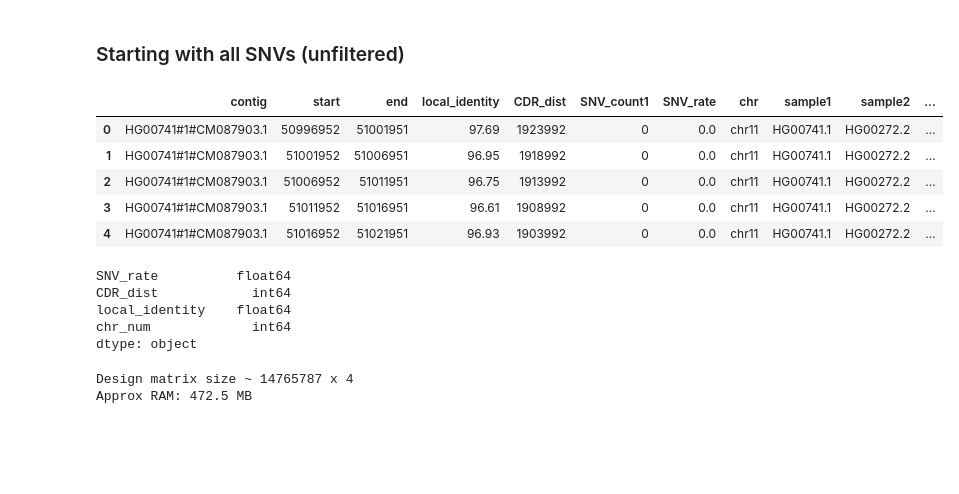
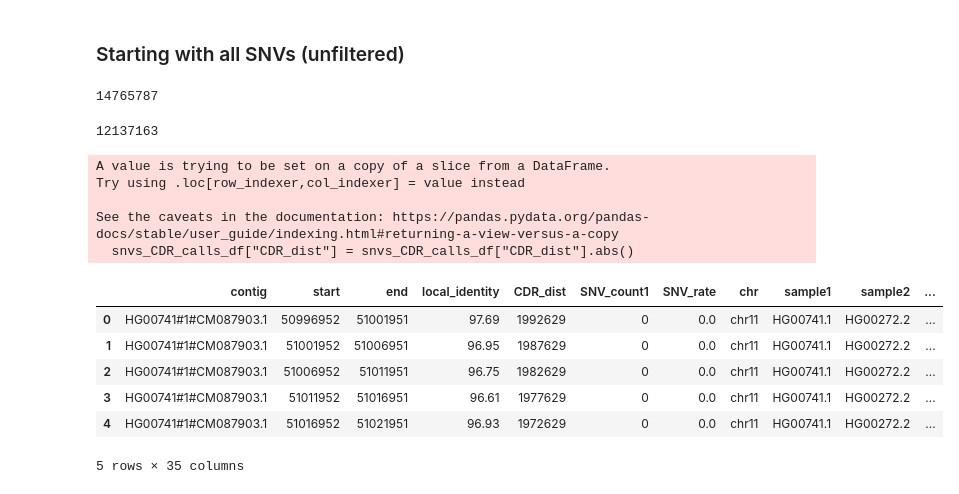
Before and after one commit to miramastoras/centrolign_analysis, a Jupyter notebook: analysis_notes/release2_QC_v2/notebooks/CDR_dist_regression.ipynb, the cells around one changed output. Saved outputs shown, nothing was run; the diff lists cells and outputs as text; code cells hidden in the pictures; blank space fills up the shorter version.

```diff
--- a/analysis_notes/release2_QC_v2/notebooks/CDR_dist_regression.ipynb
+++ b/analysis_notes/release2_QC_v2/notebooks/CDR_dist_regression.ipynb
@@ -59,7 +59,7 @@ allowed_pairs = set(
 # %% [markdown]
 ### Starting with all SNVs (unfiltered)
 # %%
-base_path = Path("/private/groups/patenlab/mira/centrolign/analysis/CDR_variant_regression/SNVs_pairwise_raw")
+base_path = Path("/private/groups/patenlab/mira/centrolign/analysis/CDR_variant_regression/SNVs_pairwise_raw_midpoint")
 
 # BED column names as given
 columns = [
@@ -110,20 +110,44 @@ for chr_dir in base_path.glob("chr*"):
 
 # Combine only the filtered data
 all_snvs_df = pd.concat(dfs, ignore_index=True)
+# %%
+all_snvs_df_copy=all_snvs_df.copy()
+len(all_snvs_df_copy)
+# %% [output]
+14765787
+# %%
+# Drop rows without CDR calls
+snvs_CDR_calls_df = all_snvs_df_copy[all_snvs_df_copy["CDR_dist"] != -1]
+len(snvs_CDR_calls_df)
+# %% [output]
+12137163
 # %%
-all_snvs_df["CDR_dist"] = all_snvs_df["CDR_dist"].abs()
+# convert CDR dist to positive
+snvs_CDR_calls_df["CDR_dist"] = snvs_CDR_calls_df["CDR_dist"].abs()
 
-# convert chr values to numeric
-chr_map = {f"chr{i}": i for i in range(1, 23)}
-chr_map.update({"chrX": 23, "chrY": 24})
+df=snvs_CDR_calls_df.copy()
 
-all_snvs_df["chr_num"] = all_snvs_df["chr"].map(chr_map)
+# add column 0-1 encoded for chromosomes
+chromosomes = [f"chr{i}" for i in range(1, 23)] + ["chrX", "chrY"]
 
-all_snvs_df.head()
+chr_dummies = (
+    pd.get_dummies(df["chr"], dtype=int)
+      .reindex(columns=chromosomes, fill_value=0)
+)
+
+df = pd.concat([df, chr_dummies], axis=1)
+
+df.head()
 # %% [output]
+A value is trying to be set on a copy of a slice from a DataFrame.
+Try using .loc[row_indexer,col_indexer] = value instead
+
+See the caveats in the documentation: https://pandas.pydata.org/pandas-docs/stable/user_guide/indexing.html#returning-a-view-versus-a-copy
+  snvs_CDR_calls_df["CDR_dist"] = snvs_CDR_calls_df["CDR_dist"].abs()
 |  | contig | start | end | local_identity | CDR_dist | SNV_count1 | SNV_rate | chr | sample1 | sample2 | ... |
-| 0 | HG00741#1#CM087903.1 | 50996952 | 51001951 | 97.69 | 1923992 | 0 | 0.0 | chr11 | HG00741.1 | HG00272.2 | ... |
-| 1 | HG00741#1#CM087903.1 | 51001952 | 51006951 | 96.95 | 1918992 | 0 | 0.0 | chr11 | HG00741.1 | HG00272.2 | ... |
-| 2 | HG00741#1#CM087903.1 | 51006952 | 51011951 | 96.75 | 1913992 | 0 | 0.0 | chr11 | HG00741.1 | HG00272.2 | ... |
-| 3 | HG00741#1#CM087903.1 | 51011952 | 51016951 | 96.61 | 1908992 | 0 | 0.0 | chr11 | HG00741.1 | HG00272.2 | ... |
-| 4 | HG00741#1#CM087903.1 | 51016952 | 51021951 | 96.93 | 1903992 | 0 | 0.0 | chr11 | HG00741.1 | HG00272.2 | ... |
+| 0 | HG00741#1#CM087903.1 | 50996952 | 51001951 | 97.69 | 1992629 | 0 | 0.0 | chr11 | HG00741.1 | HG00272.2 | ... |
+| 1 | HG00741#1#CM087903.1 | 51001952 | 51006951 | 96.95 | 1987629 | 0 | 0.0 | chr11 | HG00741.1 | HG00272.2 | ... |
+| 2 | HG00741#1#CM087903.1 | 51006952 | 51011951 | 96.75 | 1982629 | 0 | 0.0 | chr11 | HG00741.1 | HG00272.2 | ... |
+| 3 | HG00741#1#CM087903.1 | 51011952 | 51016951 | 96.61 | 1977629 | 0 | 0.0 | chr11 | HG00741.1 | HG00272.2 | ... |
+| 4 | HG00741#1#CM087903.1 | 51016952 | 51021951 | 96.93 | 1972629 | 0 | 0.0 | chr11 | HG00741.1 | HG00272.2 | ... |
+5 rows × 35 columns
@@ -138,17 +153,0 @@ all_snvs_df = all_snvs_df.dropna(subset=numeric_cols)
-# %%
-# Confirm numeric
-print(all_snvs_df[["SNV_rate", "CDR_dist", "local_identity", "chr_num"]].dtypes)
-# %% [output]
-SNV_rate          float64
-CDR_dist            int64
-local_identity    float64
-chr_num             int64
-dtype: object
-# %%
-# Make sure memory isn't bad
-n_rows = len(all_snvs_df)
-print(f"Design matrix size ~ {n_rows} x 4")
-print(f"Approx RAM: {n_rows * 4 * 8 / 1e6:.1f} MB")
-# %% [output]
-Design matrix size ~ 14765787 x 4
-Approx RAM: 472.5 MB
```
Also changed, not shown: parts of 9 cells of this notebook, 3 other files.
